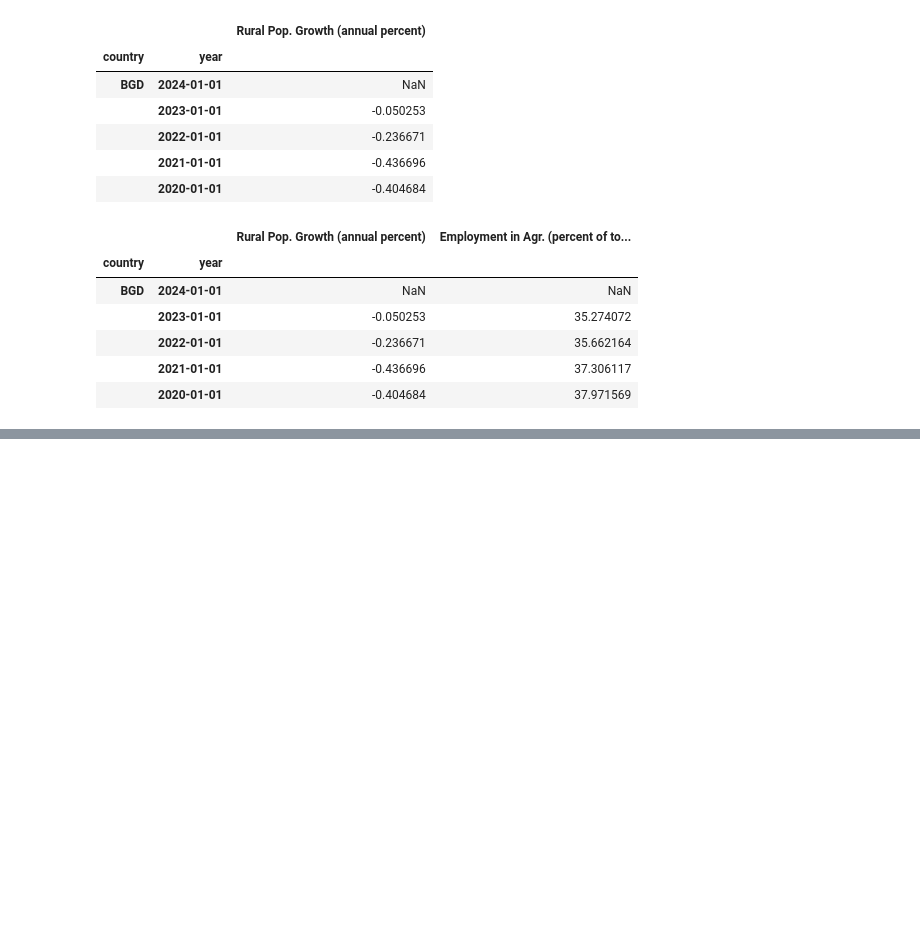
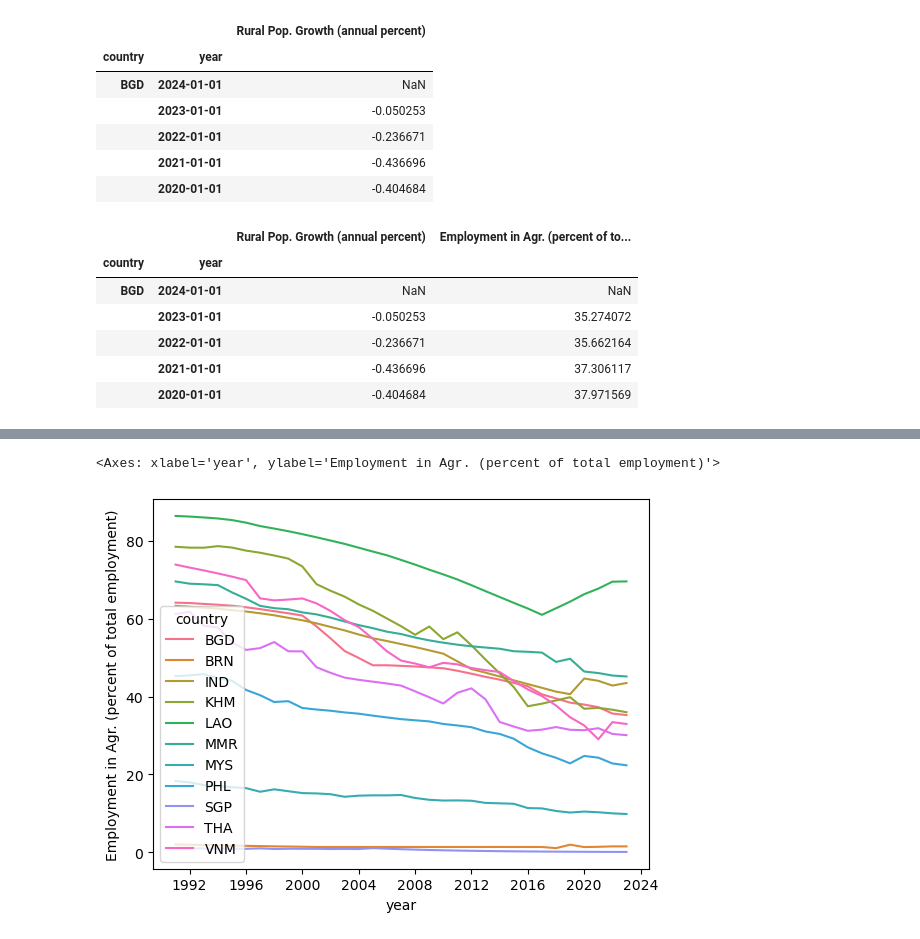
Before and after one commit to kdaseo/graspp_2025_spring, a Jupyter notebook: notebooks/assignment_individual/HW1/HW1_ParedesIsabela.ipynb, the cells around one changed output, grey strips where cells are left out. Drawn from its saved outputs; the diff is of its cells as text; code cells hidden in the pictures; blank space fills up the shorter version.

```diff
--- a/notebooks/assignment_individual/HW1/HW1_ParedesIsabela.ipynb
+++ b/notebooks/assignment_individual/HW1/HW1_ParedesIsabela.ipynb
@@ -152,0 +178,10 @@ wb_merged.query("country in ['BGD', 'VNM']").describe()
+# %%
+sns.lineplot(
+    data = wb_merged,      # Dataframe with long format data
+    x = 'year',                   # Column for x-axis (dates)
+    y = 'Employment in Agr. (percent of total employment)',         # Column for y-axis (GDP values)
+    hue = 'country'               # Column for color differentiation (countries)
+)
+# %% [output]
+<Axes: xlabel='year', ylabel='Employment in Agr. (percent of total employment)'>
+[figure, added]
```
Also changed, not shown: parts of 4 cells of this notebook.
